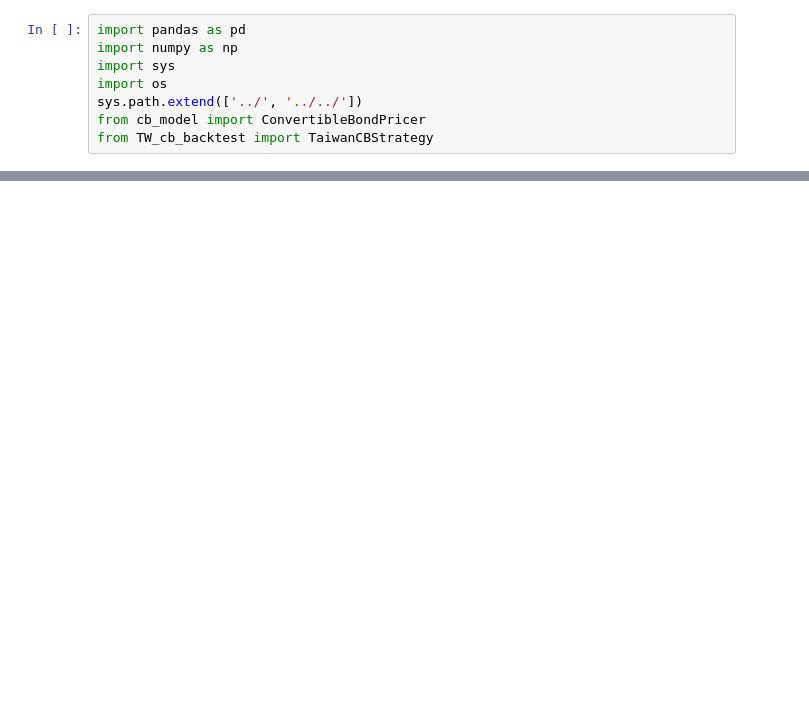
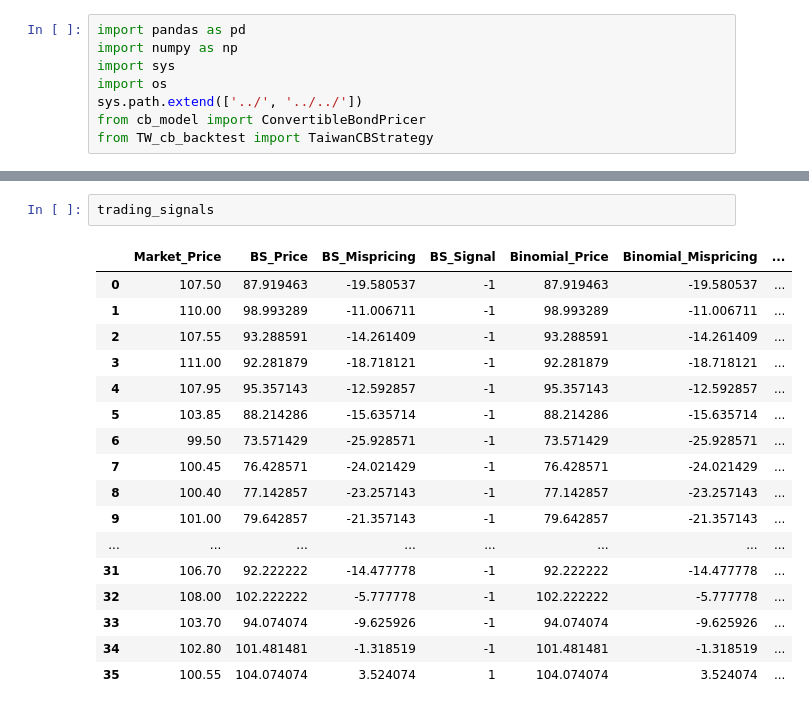
Before and after one commit to Tseng1028/CB-pricing, a Jupyter notebook: CB_pricing_model_backtest.ipynb, the cells around one changed output, grey strips where cells are left out. Cells and saved outputs as stored; diff of their text form; blank space fills up the shorter version.

```diff
--- a/CB_pricing_model_backtest.ipynb
+++ b/CB_pricing_model_backtest.ipynb
@@ -63,0 +110,20 @@ pd.DataFrame(performance_metrics).round(4)
+# %%
+trading_signals
+# %% [output]
+|  | Market_Price | BS_Price | BS_Mispricing | BS_Signal | Binomial_Price | Binomial_Mispricing | ... |
+| 0 | 107.50 | 87.919463 | -19.580537 | -1 | 87.919463 | -19.580537 | ... |
+| 1 | 110.00 | 98.993289 | -11.006711 | -1 | 98.993289 | -11.006711 | ... |
+| 2 | 107.55 | 93.288591 | -14.261409 | -1 | 93.288591 | -14.261409 | ... |
+| 3 | 111.00 | 92.281879 | -18.718121 | -1 | 92.281879 | -18.718121 | ... |
+| 4 | 107.95 | 95.357143 | -12.592857 | -1 | 95.357143 | -12.592857 | ... |
+| 5 | 103.85 | 88.214286 | -15.635714 | -1 | 88.214286 | -15.635714 | ... |
+| 6 | 99.50 | 73.571429 | -25.928571 | -1 | 73.571429 | -25.928571 | ... |
+| 7 | 100.45 | 76.428571 | -24.021429 | -1 | 76.428571 | -24.021429 | ... |
+| 8 | 100.40 | 77.142857 | -23.257143 | -1 | 77.142857 | -23.257143 | ... |
+| 9 | 101.00 | 79.642857 | -21.357143 | -1 | 79.642857 | -21.357143 | ... |
+| ... | ... | ... | ... | ... | ... | ... | ... |
+| 31 | 106.70 | 92.222222 | -14.477778 | -1 | 92.222222 | -14.477778 | ... |
+| 32 | 108.00 | 102.222222 | -5.777778 | -1 | 102.222222 | -5.777778 | ... |
+| 33 | 103.70 | 94.074074 | -9.625926 | -1 | 94.074074 | -9.625926 | ... |
+| 34 | 102.80 | 101.481481 | -1.318519 | -1 | 101.481481 | -1.318519 | ... |
+| 35 | 100.55 | 104.074074 | 3.524074 | 1 | 104.074074 | 3.524074 | ... |
```
Also changed, not shown: parts of 12 cells of this notebook, 13 other files.
